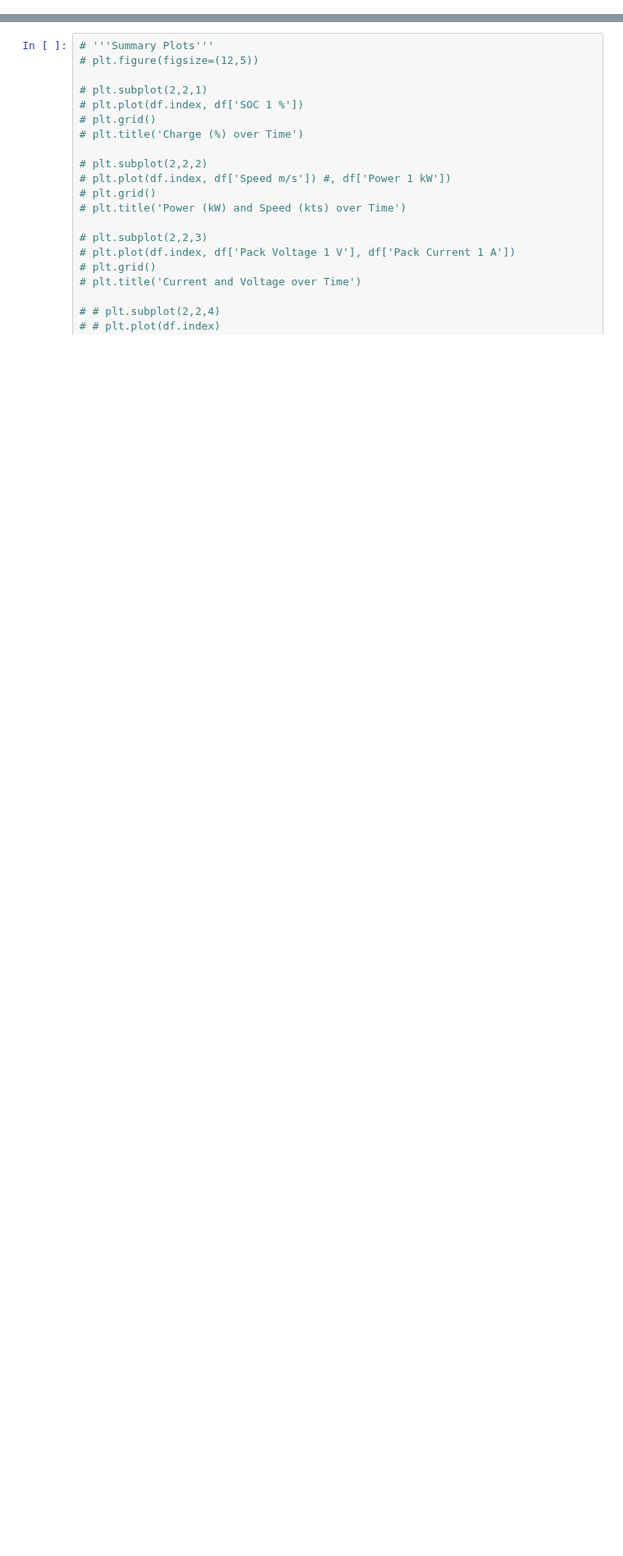
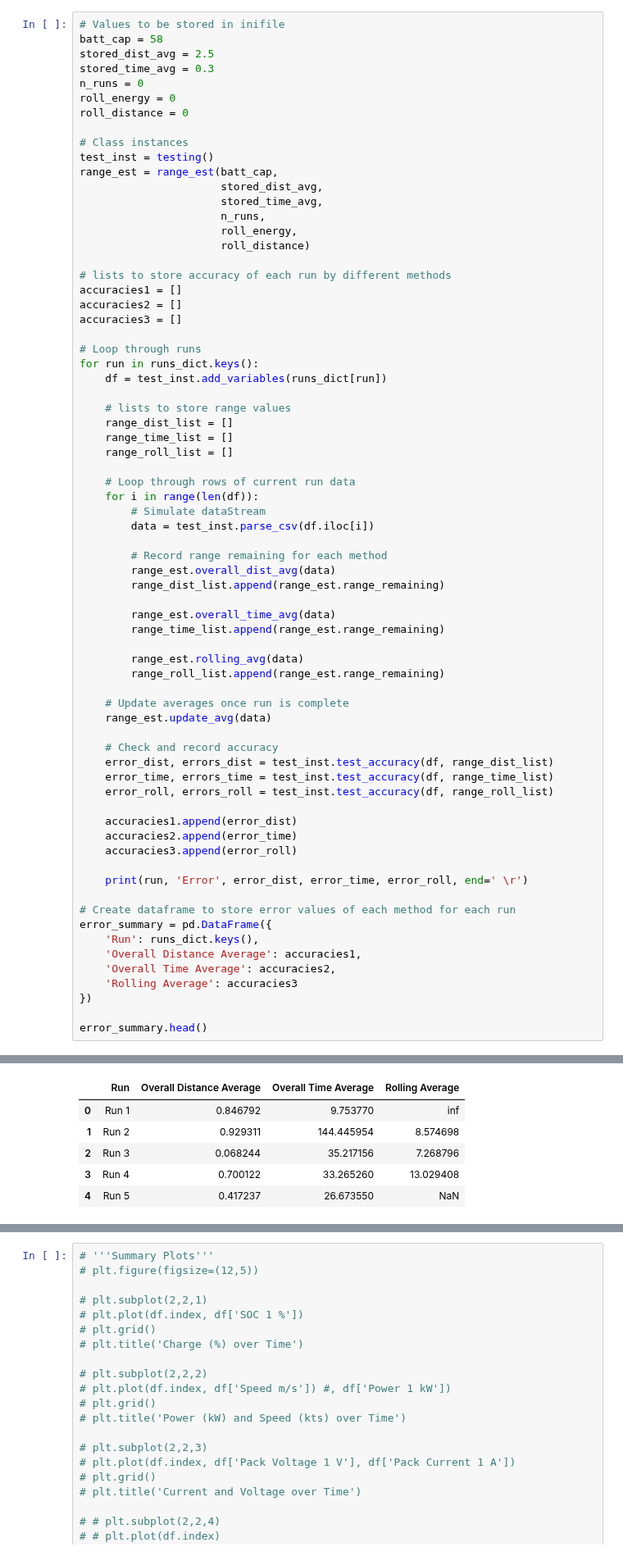
Before and after one commit to eliu420/photon-range-estimator, a Jupyter notebook: test_loop.ipynb, the cells around one changed output, grey strips where cells are left out. Shown at 82% size. Cells and saved outputs as stored; diff of their text form; blank space fills up the shorter version.

```diff
--- a/test_loop.ipynb
+++ b/test_loop.ipynb
@@ -205,0 +111,71 @@ df = pd.read_csv(file_path, skiprows=range(1,rows_to_read[0]), nrows=len(rows_to
+# %%
+# Values to be stored in inifile
+batt_cap = 58
+stored_dist_avg = 2.5
+stored_time_avg = 0.3
+n_runs = 0
+roll_energy = 0
+roll_distance = 0
+
+# Class instances
+test_inst = testing()
+range_est = range_est(batt_cap,
+                      stored_dist_avg,
+                      stored_time_avg,
+                      n_runs,
+                      roll_energy,
+                      roll_distance)
+
+# lists to store accuracy of each run by different methods
+accuracies1 = []
+accuracies2 = []
+accuracies3 = []
+
+# Loop through runs
+for run in runs_dict.keys():
+    df = test_inst.add_variables(runs_dict[run])
+
+    # lists to store range values
+    range_dist_list = []
+    range_time_list = []
+    range_roll_list = []
+
+    # Loop through rows of current run data
+    for i in range(len(df)):
+        # Simulate dataStream
+        data = test_inst.parse_csv(df.iloc[i])
+
+        # Record range remaining for each method
+        range_est.overall_dist_avg(data)
+        range_dist_list.append(range_est.range_remaining)
+
+        range_est.overall_time_avg(data)
+        range_time_list.append(range_est.range_remaining)
+
+        range_est.rolling_avg(data)
+        range_roll_list.append(range_est.range_remaining)
+
+    # Update averages once run is complete
+    range_est.update_avg(data)
+
+    # Check and record accuracy
+    error_dist, errors_dist = test_inst.test_accuracy(df, range_dist_list)
+    error_time, errors_time = test_inst.test_accuracy(df, range_time_list)
+    error_roll, errors_roll = test_inst.test_accuracy(df, range_roll_list)
+
+    accuracies1.append(error_dist)
+    accuracies2.append(error_time)
+    accuracies3.append(error_roll)
+
+    print(run, 'Error', error_dist, error_time, error_roll, end=' \r')
+
+# Create dataframe to store error values of each method for each run
+error_summary = pd.DataFrame({
+    'Run': runs_dict.keys(),
+    'Overall Distance Average': accuracies1,
+    'Overall Time Average': accuracies2,
+    'Rolling Average': accuracies3
+})
+
+error_summary.head()
+# %% [output]
@@ -205,0 +183,6 @@ df = pd.read_csv(file_path, skiprows=range(1,rows_to_read[0]), nrows=len(rows_to
+|  | Run | Overall Distance Average | Overall Time Average | Rolling Average |
+| 0 | Run 1 | 0.846792 | 9.753770 | inf |
+| 1 | Run 2 | 0.929311 | 144.445954 | 8.574698 |
+| 2 | Run 3 | 0.068244 | 35.217156 | 7.268796 |
+| 3 | Run 4 | 0.700122 | 33.265260 | 13.029408 |
+| 4 | Run 5 | 0.417237 | 26.673550 | NaN |
```
Also changed, not shown: parts of 20 cells of this notebook.
